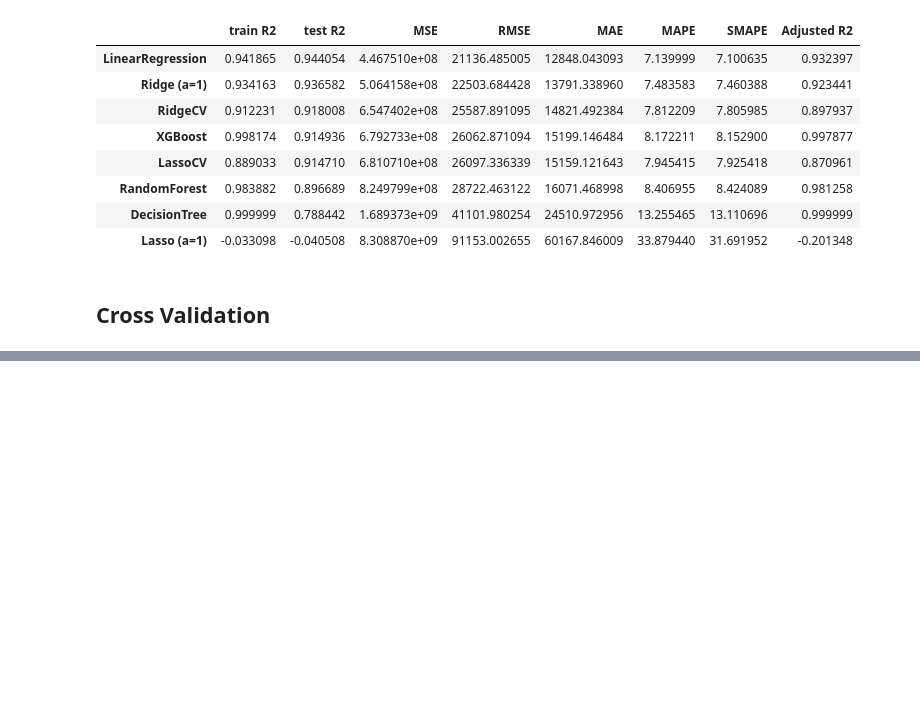
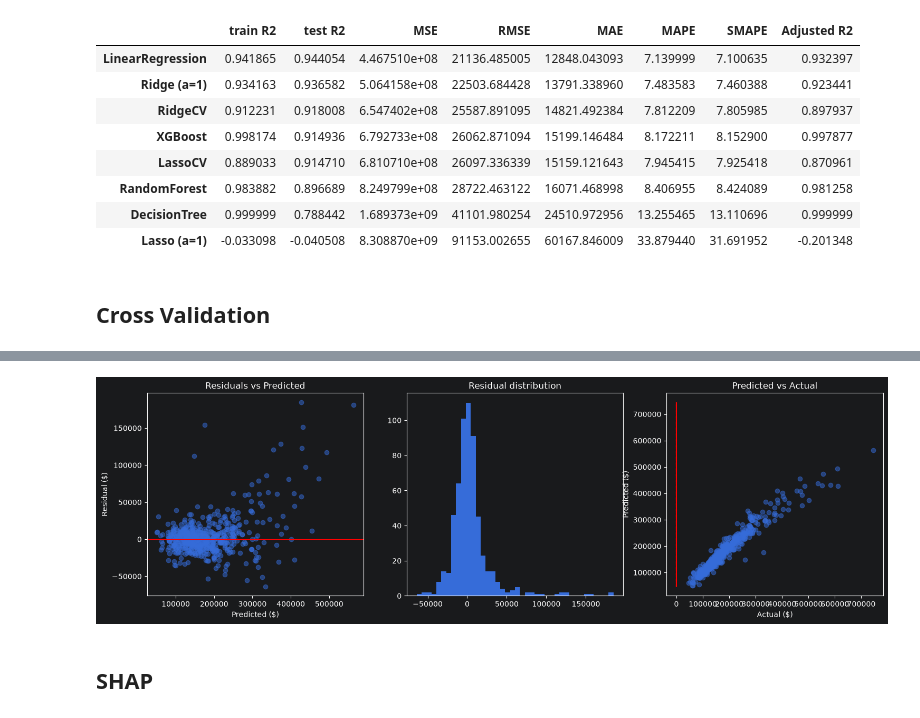
Before and after one commit to Enky-yy/theories-of-theory, a Jupyter notebook: part 1/pipeline.ipynb, the cells around one changed output, grey strips where cells are left out. Cells and saved outputs as stored; diff of their text form; code cells hidden in the pictures; blank space fills up the shorter version.

```diff
--- a/part 1/pipeline.ipynb
+++ b/part 1/pipeline.ipynb
@@ -897,0 +937,4 @@ cv_results_df
+# %%
+residuals('LassoCV')
+# %% [output]
+[figure, added]
@@ -897,0 +949,2 @@ cv_results_df
+# %% [markdown]
+## SHAP
```
Also changed, not shown: parts of 24 cells of this notebook.
